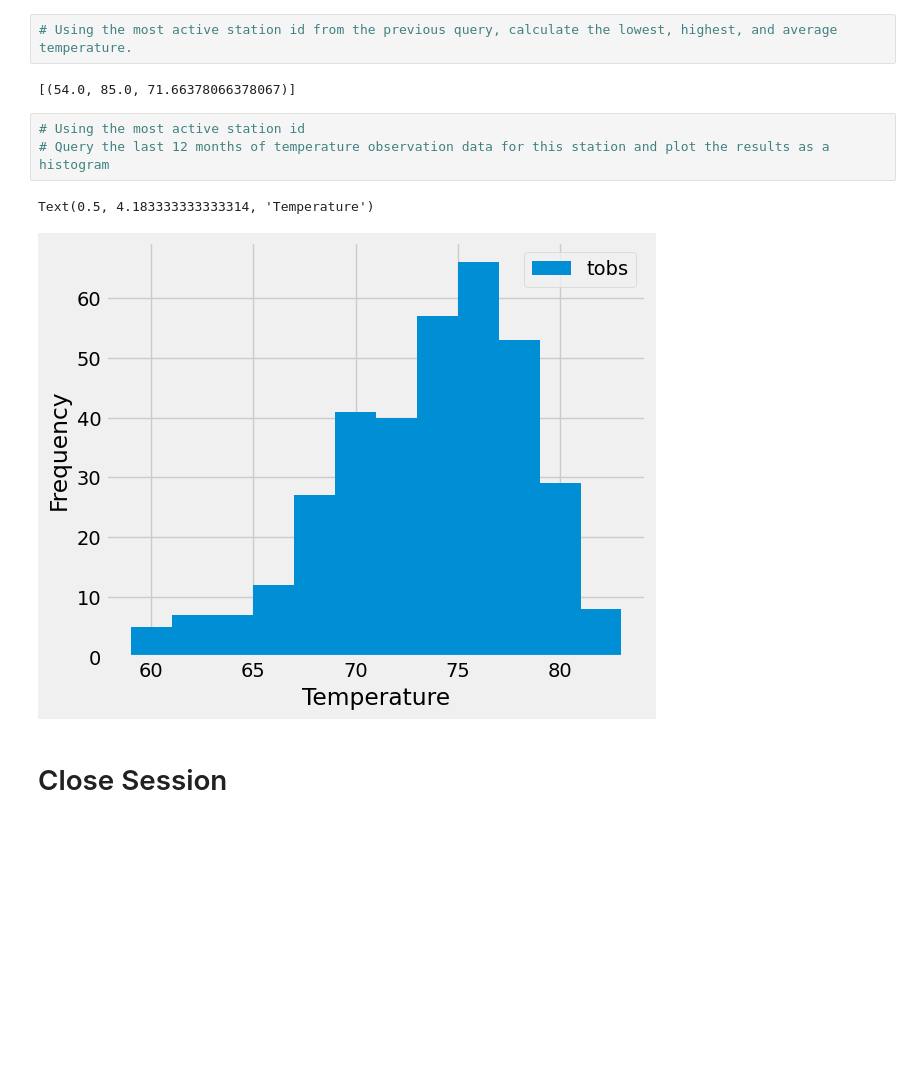
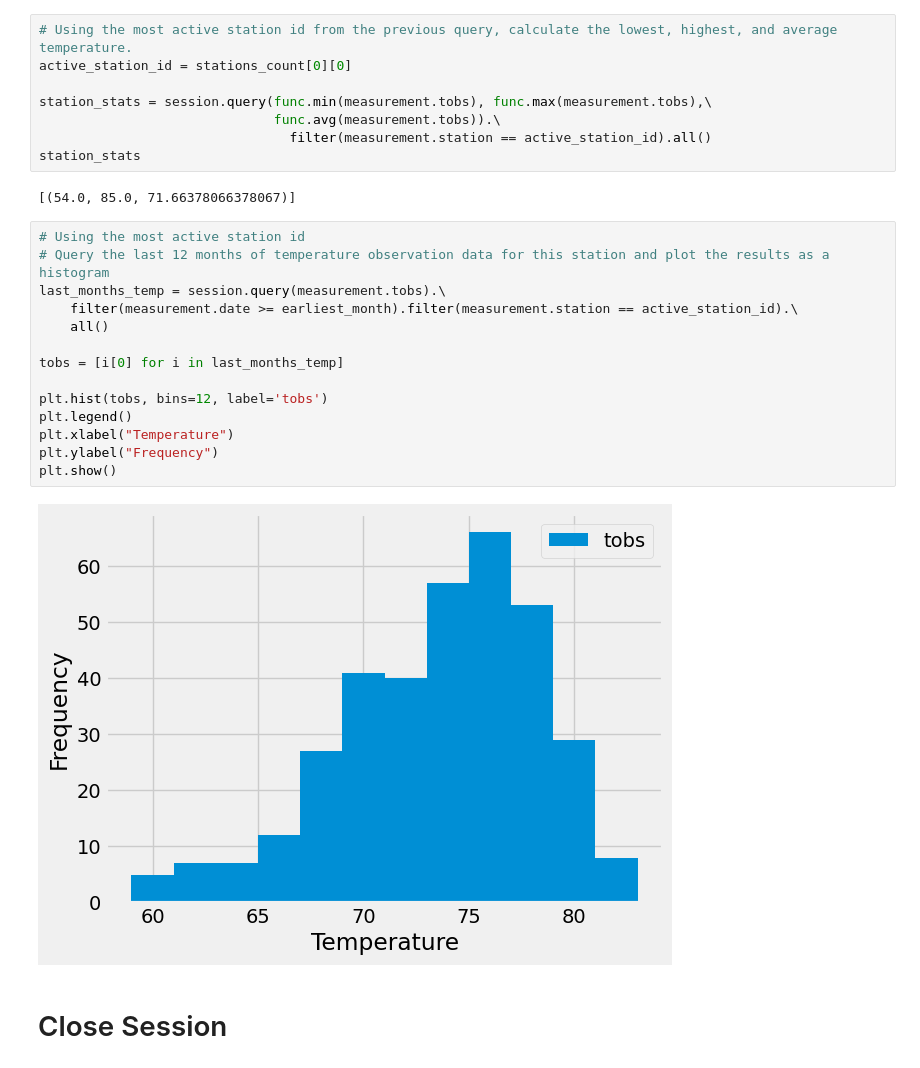
Before and after one commit to munozjon/sqlalchemy-challenge, a Jupyter notebook: SurfsUp/climate_solution.ipynb, the cells around one changed output. Saved outputs shown, nothing was run; the diff lists cells and outputs as text; blank space fills up the shorter version.

Commit message:
Completed station analysis

```diff
--- a/SurfsUp/climate_solution.ipynb
+++ b/SurfsUp/climate_solution.ipynb
@@ -118,14 +118,30 @@ stations_count
 Station ID USC00519281 (WAIHEE 837.5, HI US) has the greatest number of observations with 2,772 observations.
 # %%
 # Using the most active station id from the previous query, calculate the lowest, highest, and average temperature.
+active_station_id = stations_count[0][0]
+
+station_stats = session.query(func.min(measurement.tobs), func.max(measurement.tobs),\
+                              func.avg(measurement.tobs)).\
+                                filter(measurement.station == active_station_id).all()
+station_stats
 # %% [output]
 [(54.0, 85.0, 71.66378066378067)]
 # %%
 # Using the most active station id
 # Query the last 12 months of temperature observation data for this station and plot the results as a histogram
+last_months_temp = session.query(measurement.tobs).\
+    filter(measurement.date >= earliest_month).filter(measurement.station == active_station_id).\
+    all()
+
+tobs = [i[0] for i in last_months_temp]
+
+plt.hist(tobs, bins=12, label='tobs')
+plt.legend()
+plt.xlabel("Temperature")
+plt.ylabel("Frequency")
+plt.show()
 # %% [output]
-Text(0.5, 4.183333333333314, 'Temperature')
-[figure, old version]
+[figure, new version]
 # %% [markdown]
 # Close Session
 # %%
```
